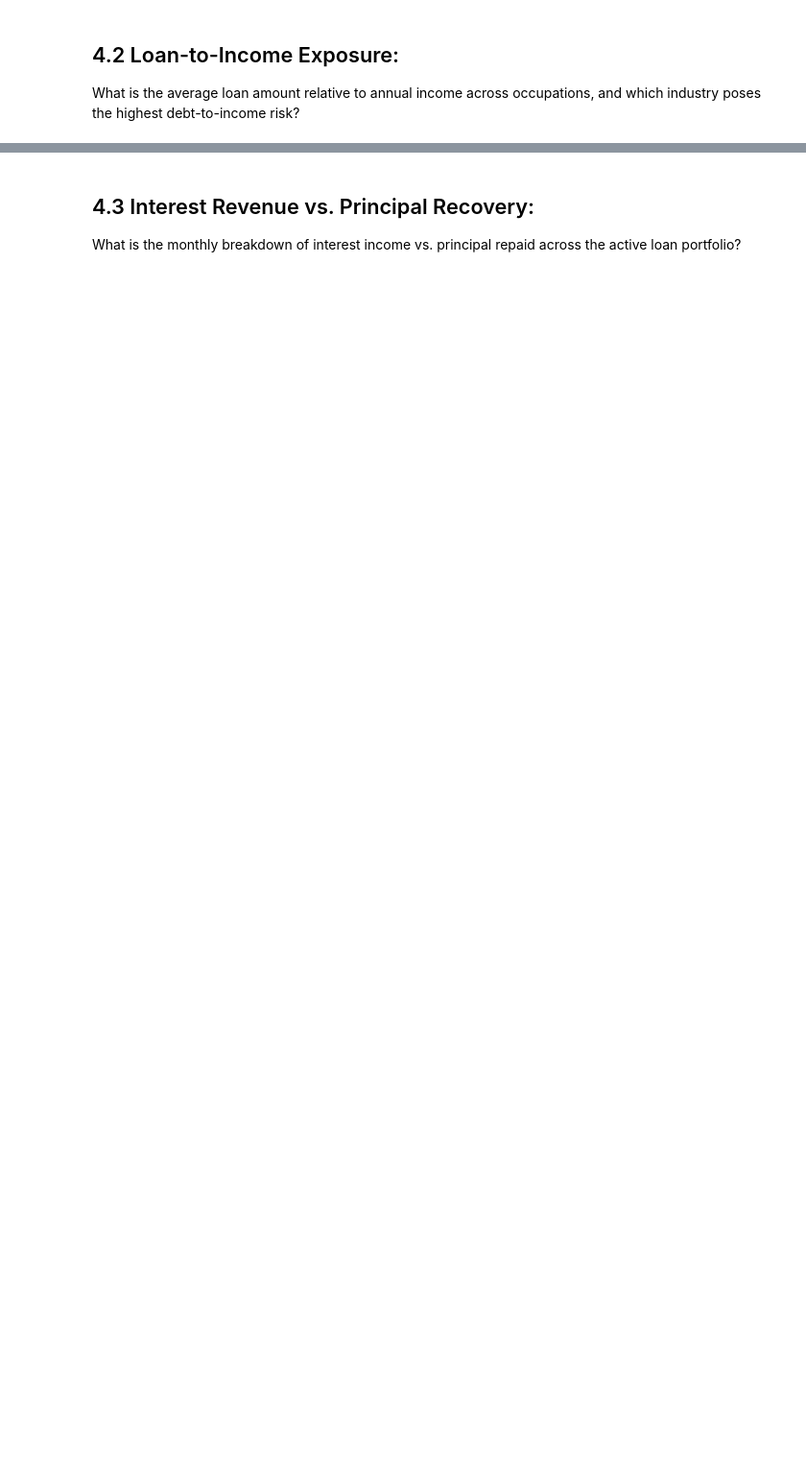
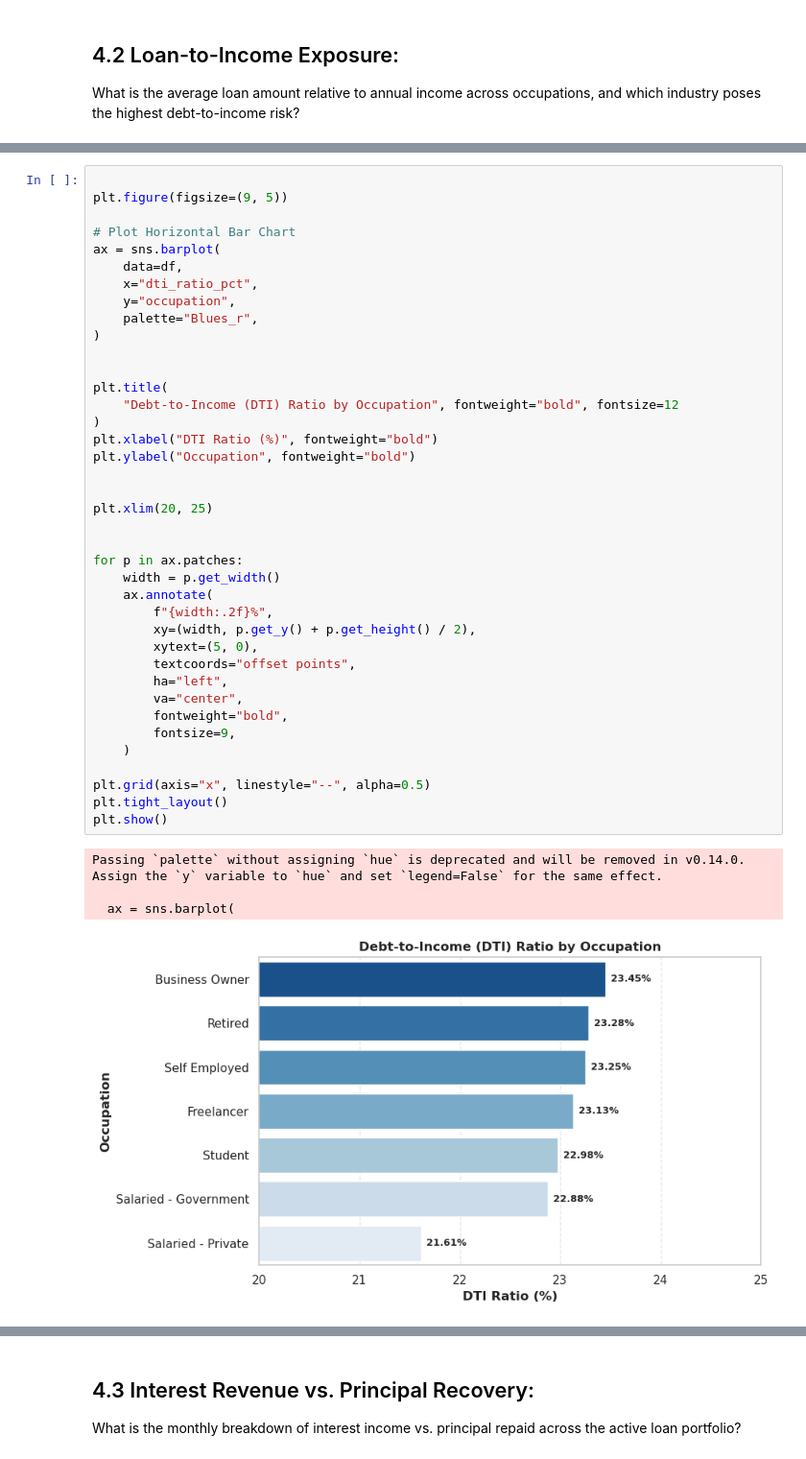
Before and after one commit to Kartika-Nidhi/Banking_Transaction_Analysis_SQL, a Jupyter notebook: BankingTransactions.ipynb, the cells around one changed output, grey strips where cells are left out. Shown at 96% size. Drawn from its saved outputs; the diff is of its cells as text; blank space fills up the shorter version.

```diff
--- a/BankingTransactions.ipynb
+++ b/BankingTransactions.ipynb
@@ -681,0 +714,44 @@ What is the average loan amount relative to annual income across occupations, an
+# %%
+
+plt.figure(figsize=(9, 5))
+
+# Plot Horizontal Bar Chart
+ax = sns.barplot(
+    data=df,
+    x="dti_ratio_pct",
+    y="occupation",
+    palette="Blues_r",
+)
+
+
+plt.title(
+    "Debt-to-Income (DTI) Ratio by Occupation", fontweight="bold", fontsize=12
+)
+plt.xlabel("DTI Ratio (%)", fontweight="bold")
+plt.ylabel("Occupation", fontweight="bold")
+
+
+plt.xlim(20, 25)
+
+
+for p in ax.patches:
+    width = p.get_width()
+    ax.annotate(
+        f"{width:.2f}%",
+        xy=(width, p.get_y() + p.get_height() / 2),
+        xytext=(5, 0),
+        textcoords="offset points",
+        ha="left",
+        va="center",
+        fontweight="bold",
+        fontsize=9,
+    )
+
+plt.grid(axis="x", linestyle="--", alpha=0.5)
+plt.tight_layout()
+plt.show()
+# %% [output]
+Passing `palette` without assigning `hue` is deprecated and will be removed in v0.14.0. Assign the `y` variable to `hue` and set `legend=False` for the same effect.
+
+  ax = sns.barplot(
+[figure, added]
```
Also changed, not shown: parts of 3 cells of this notebook.
